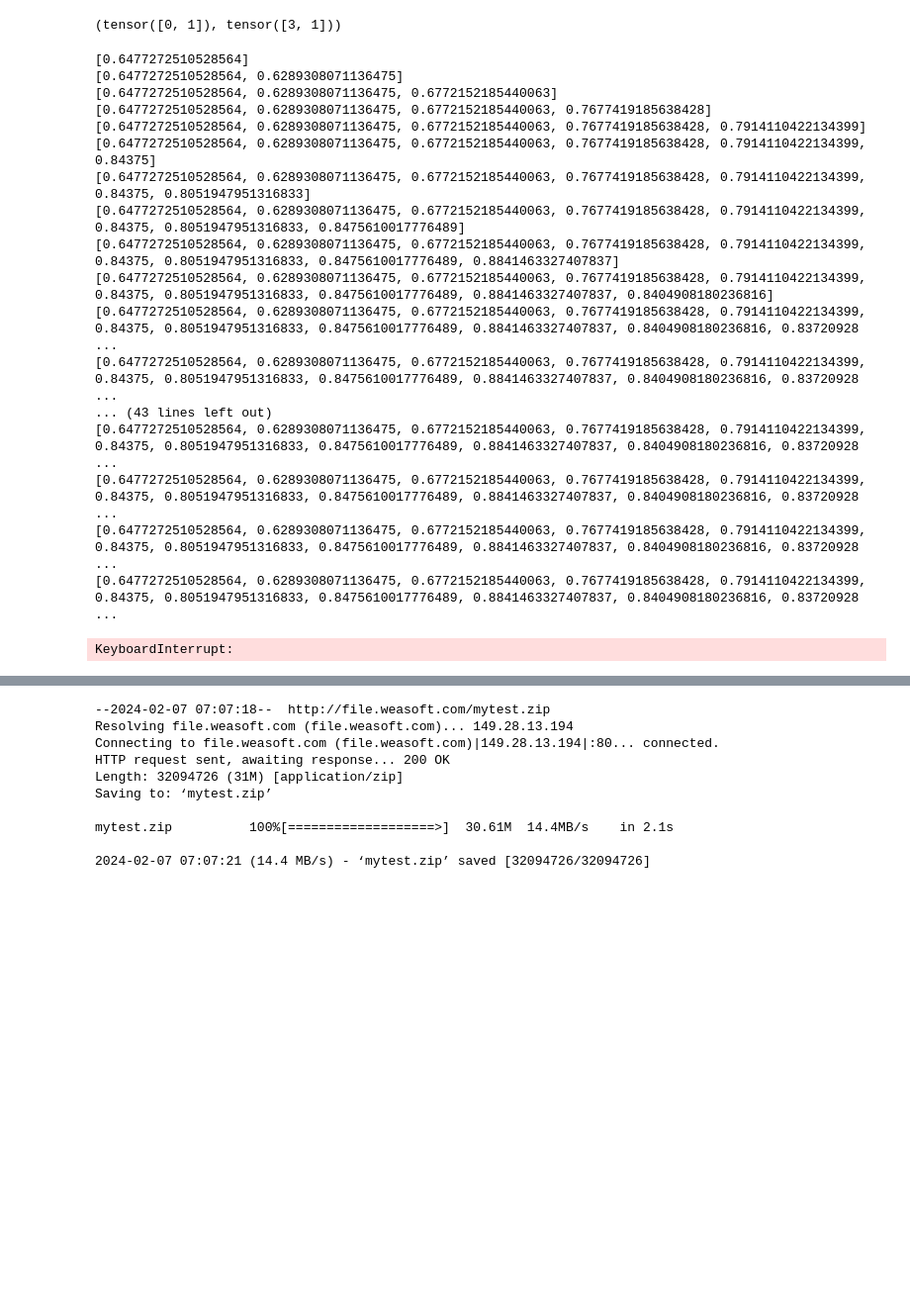
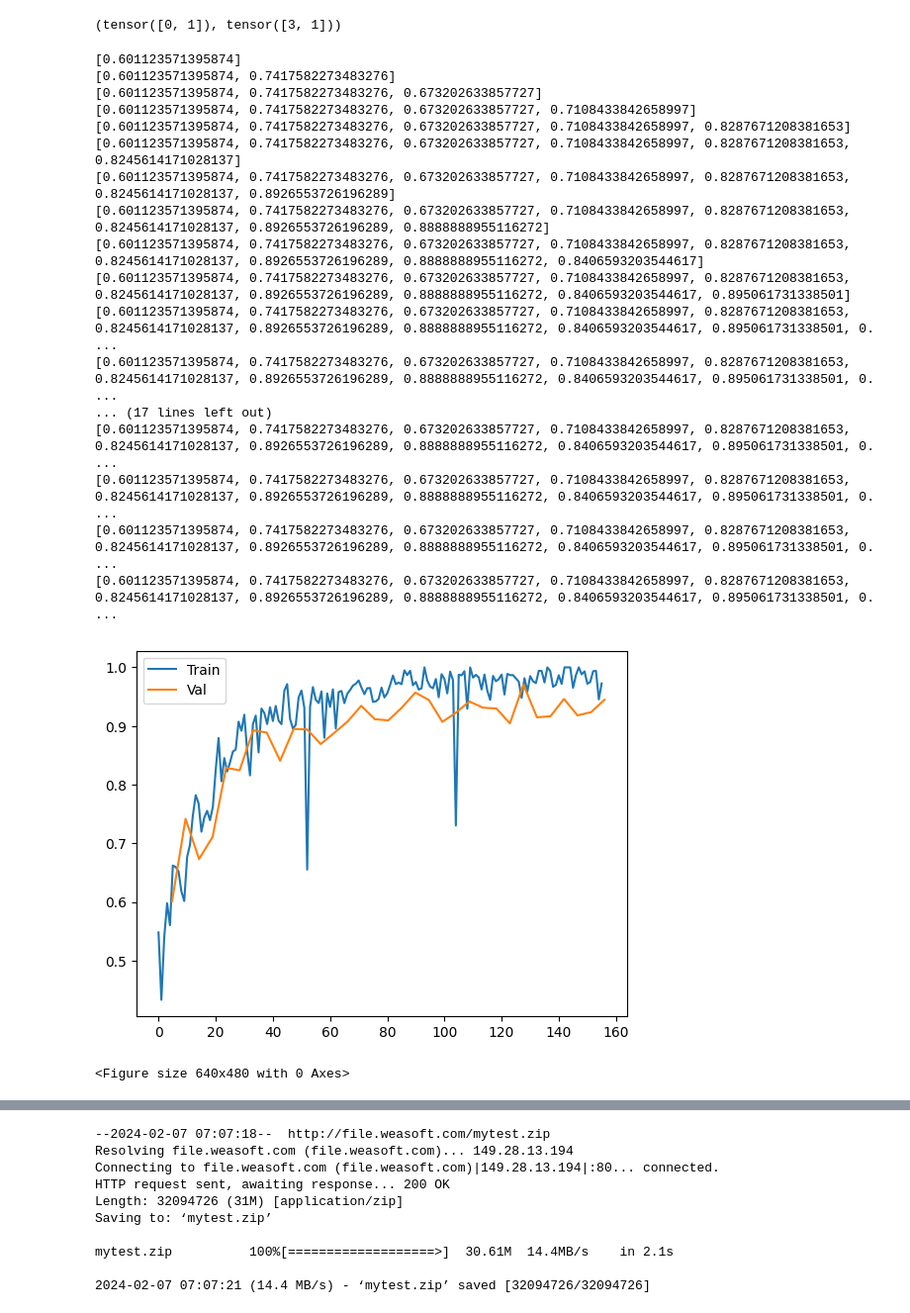
Before and after one commit to weathon/3d2smile, a Jupyter notebook: finetune.ipynb, the cells around one changed output, grey strips where cells are left out. Shown at 99% size. Cells and saved outputs as stored; diff of their text form; code cells hidden in the pictures; blank space fills up the shorter version.

```diff
--- a/finetune.ipynb
+++ b/finetune.ipynb
@@ -484,26 +484,27 @@ top_k_2d(torch.tensor([[0,1,4,12],
 # %%
 #shetouexguaibudexianzaihaole xianzaishizhenggewenjianjiadounaquxunlianle  kunexhaishiyoufenkaide touuuyun    ce cshiox cxaid a  proint () for i in lio
 # %%
-mod = train(0.0001, 0.978, 34,  True, reload=True)#duzikunhuxi xiaobatch size lianggejiuhaole chongxingtiaochaocanshushujuxieloukudnuzi
+mod = train(0.0001, 0.978, 3,  True, reload=True)#duzikunhuxi xiaobatch size lianggejiuhaole chongxingtiaochaocanshushujuxieloukudnuzi
 # %% [output]
-[0.6477272510528564]
-[0.6477272510528564, 0.6289308071136475]
-[0.6477272510528564, 0.6289308071136475, 0.6772152185440063]
-[0.6477272510528564, 0.6289308071136475, 0.6772152185440063, 0.7677419185638428]
-[0.6477272510528564, 0.6289308071136475, 0.6772152185440063, 0.7677419185638428, 0.7914110422134399]
-[0.6477272510528564, 0.6289308071136475, 0.6772152185440063, 0.7677419185638428, 0.7914110422134399, 0.84375]
-[0.6477272510528564, 0.6289308071136475, 0.6772152185440063, 0.7677419185638428, 0.7914110422134399, 0.84375, 0.8051947951316833]
-[0.6477272510528564, 0.6289308071136475, 0.6772152185440063, 0.7677419185638428, 0.7914110422134399, 0.84375, 0.8051947951316833, 0.8475610017776489]
-[0.6477272510528564, 0.6289308071136475, 0.6772152185440063, 0.7677419185638428, 0.7914110422134399, 0.84375, 0.8051947951316833, 0.8475610017776489, 0.8841463327407837]
-[0.6477272510528564, 0.6289308071136475, 0.6772152185440063, 0.7677419185638428, 0.7914110422134399, 0.84375, 0.8051947951316833, 0.8475610017776489, 0.8841463327407837, 0.8404908180236816]
-[0.6477272510528564, 0.6289308071136475, 0.6772152185440063, 0.7677419185638428, 0.7914110422134399, 0.84375, 0.8051947951316833, 0.8475610017776489, 0.8841463327407837, 0.8404908180236816, 0.83720928 ...
-[0.6477272510528564, 0.6289308071136475, 0.6772152185440063, 0.7677419185638428, 0.7914110422134399, 0.84375, 0.8051947951316833, 0.8475610017776489, 0.8841463327407837, 0.8404908180236816, 0.83720928 ...
-... (43 lines left out)
-[0.6477272510528564, 0.6289308071136475, 0.6772152185440063, 0.7677419185638428, 0.7914110422134399, 0.84375, 0.8051947951316833, 0.8475610017776489, 0.8841463327407837, 0.8404908180236816, 0.83720928 ...
-[0.6477272510528564, 0.6289308071136475, 0.6772152185440063, 0.7677419185638428, 0.7914110422134399, 0.84375, 0.8051947951316833, 0.8475610017776489, 0.8841463327407837, 0.8404908180236816, 0.83720928 ...
-[0.6477272510528564, 0.6289308071136475, 0.6772152185440063, 0.7677419185638428, 0.7914110422134399, 0.84375, 0.8051947951316833, 0.8475610017776489, 0.8841463327407837, 0.8404908180236816, 0.83720928 ...
-[0.6477272510528564, 0.6289308071136475, 0.6772152185440063, 0.7677419185638428, 0.7914110422134399, 0.84375, 0.8051947951316833, 0.8475610017776489, 0.8841463327407837, 0.8404908180236816, 0.83720928 ...
+[0.601123571395874]
+[0.601123571395874, 0.7417582273483276]
+[0.601123571395874, 0.7417582273483276, 0.673202633857727]
+[0.601123571395874, 0.7417582273483276, 0.673202633857727, 0.7108433842658997]
+[0.601123571395874, 0.7417582273483276, 0.673202633857727, 0.7108433842658997, 0.8287671208381653]
+[0.601123571395874, 0.7417582273483276, 0.673202633857727, 0.7108433842658997, 0.8287671208381653, 0.8245614171028137]
+[0.601123571395874, 0.7417582273483276, 0.673202633857727, 0.7108433842658997, 0.8287671208381653, 0.8245614171028137, 0.8926553726196289]
+[0.601123571395874, 0.7417582273483276, 0.673202633857727, 0.7108433842658997, 0.8287671208381653, 0.8245614171028137, 0.8926553726196289, 0.8888888955116272]
+[0.601123571395874, 0.7417582273483276, 0.673202633857727, 0.7108433842658997, 0.8287671208381653, 0.8245614171028137, 0.8926553726196289, 0.8888888955116272, 0.8406593203544617]
+[0.601123571395874, 0.7417582273483276, 0.673202633857727, 0.7108433842658997, 0.8287671208381653, 0.8245614171028137, 0.8926553726196289, 0.8888888955116272, 0.8406593203544617, 0.895061731338501]
+[0.601123571395874, 0.7417582273483276, 0.673202633857727, 0.7108433842658997, 0.8287671208381653, 0.8245614171028137, 0.8926553726196289, 0.8888888955116272, 0.8406593203544617, 0.895061731338501, 0. ...
+[0.601123571395874, 0.7417582273483276, 0.673202633857727, 0.7108433842658997, 0.8287671208381653, 0.8245614171028137, 0.8926553726196289, 0.8888888955116272, 0.8406593203544617, 0.895061731338501, 0. ...
+... (17 lines left out)
+[0.601123571395874, 0.7417582273483276, 0.673202633857727, 0.7108433842658997, 0.8287671208381653, 0.8245614171028137, 0.8926553726196289, 0.8888888955116272, 0.8406593203544617, 0.895061731338501, 0. ...
+[0.601123571395874, 0.7417582273483276, 0.673202633857727, 0.7108433842658997, 0.8287671208381653, 0.8245614171028137, 0.8926553726196289, 0.8888888955116272, 0.8406593203544617, 0.895061731338501, 0. ...
+[0.601123571395874, 0.7417582273483276, 0.673202633857727, 0.7108433842658997, 0.8287671208381653, 0.8245614171028137, 0.8926553726196289, 0.8888888955116272, 0.8406593203544617, 0.895061731338501, 0. ...
+[0.601123571395874, 0.7417582273483276, 0.673202633857727, 0.7108433842658997, 0.8287671208381653, 0.8245614171028137, 0.8926553726196289, 0.8888888955116272, 0.8406593203544617, 0.895061731338501, 0. ...
+[figure, added]
-KeyboardInterrupt:
+<Figure size 640x480 with 0 Axes>
 # %%
 mod = torch.load("drive/MyDrive/CNO", map_location=device)
 # %%
```
Also changed, not shown: parts of 3 cells of this notebook.
